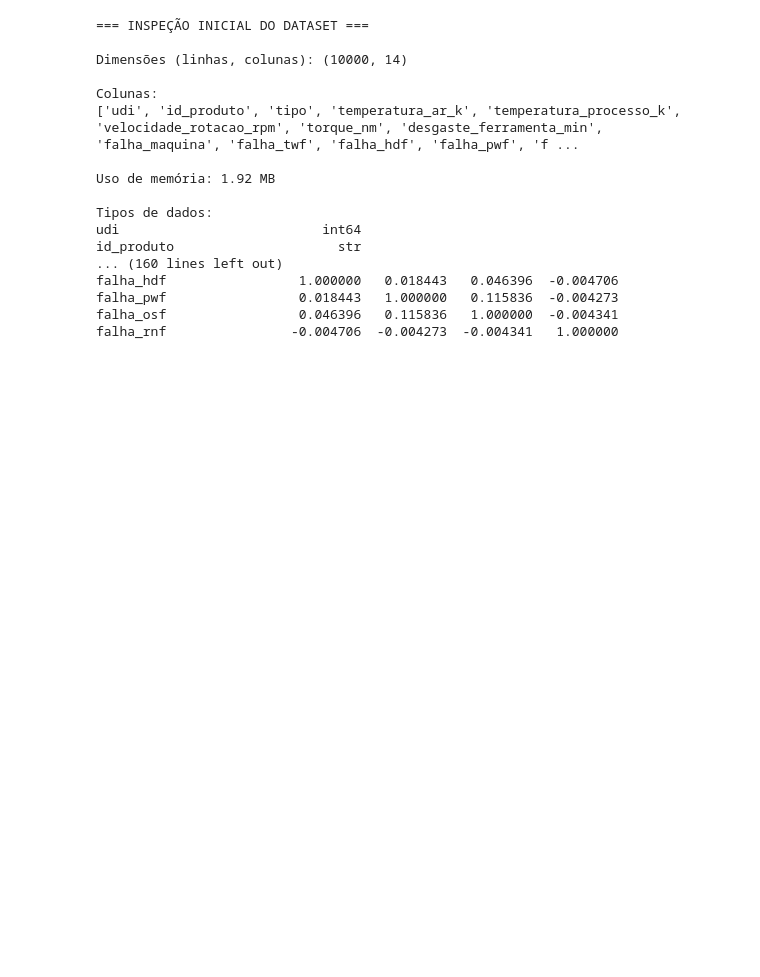
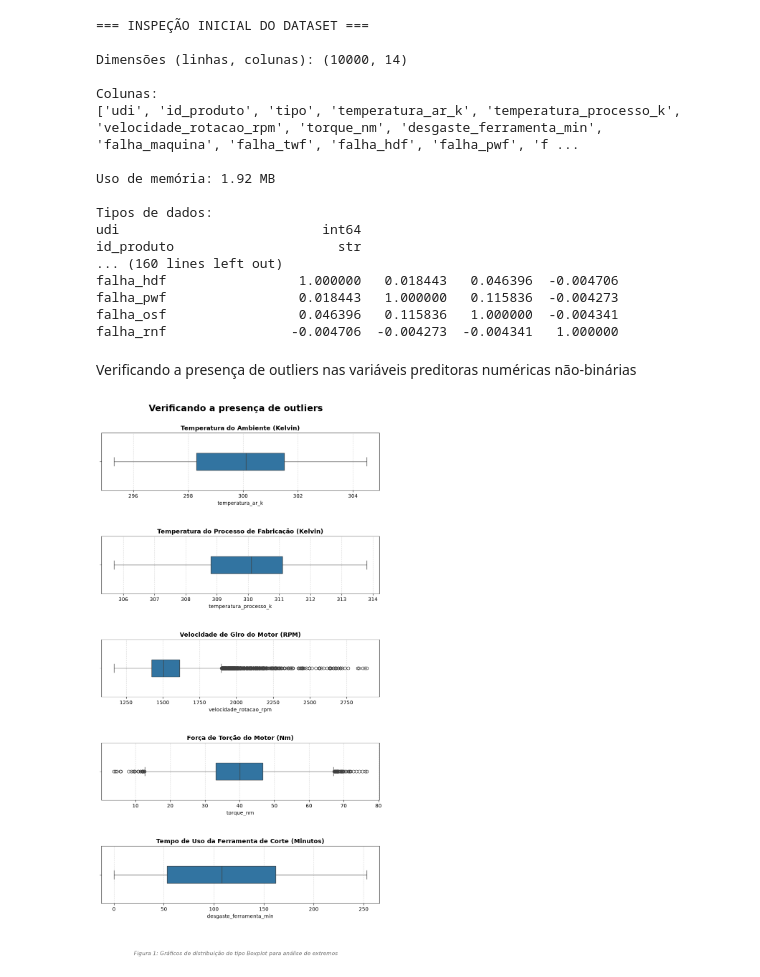
Before and after one commit to raphaelpiresdev-ai/industrial-failure-prediction, a Jupyter notebook: projeto-final.ipynb, the cells around one changed output. Saved outputs shown, nothing was run; the diff lists cells and outputs as text; code cells hidden in the pictures; blank space fills up the shorter version.

Commit message:
feat: gráficos eda

```diff
--- a/projeto-final.ipynb
+++ b/projeto-final.ipynb
@@ -125,3 +126,64 @@ falha_hdf                 1.000000   0.018443   0.046396  -0.004706
 falha_pwf                 0.018443   1.000000   0.115836  -0.004273
 falha_osf                 0.046396   0.115836   1.000000  -0.004341
 falha_rnf                -0.004706  -0.004273  -0.004341   1.000000
+# %% [markdown]
+Verificando a presença de outliers nas variáveis preditoras numéricas não-binárias
+# %%
+# Definindo variáveis a serem verificadas
+colunas = [
+    "temperatura_ar_k",
+    "temperatura_processo_k",
+    "velocidade_rotacao_rpm",
+    "torque_nm",
+    "desgaste_ferramenta_min"
+]
+
+# Definindo os títulos de cada boxplot
+titulos_personalizados = {
+    "temperatura_ar_k": "Temperatura do Ambiente (Kelvin)",
+    "temperatura_processo_k": "Temperatura do Processo de Fabricação (Kelvin)",
+    "velocidade_rotacao_rpm": "Velocidade de Giro do Motor (RPM)",
+    "torque_nm": "Força de Torção do Motor (Nm)",
+    "desgaste_ferramenta_min": "Tempo de Uso da Ferramenta de Corte (Minutos)"
+}
+# Configuração dos subplots
+fig, axes = plt.subplots(5, 1, figsize=(10, 16))
+
+# Definição do título geral
+fig.suptitle("Verificando a presença de outliers", fontsize=18, fontweight='bold')
+
+# Adicionando rodapé de identificação na base da figura
+fig.text(x=0.5, y=0.02,
+         s="Figura 1: Gráficos de distribuição do tipo Boxplot para análise de extremos",
+         fontsize=11, fontstyle='italic', color='dimgray', ha='center')
+
+# Plotando os gráficos
+for ax, coluna in zip(axes.flatten(), colunas):
+    sns.boxplot(
+        x=df_bruto[coluna],
+        ax=ax,
+        width=0.3
+    )
+
+    # Título intuitivo no topo de cada gráfico
+    titulo_atual = titulos_personalizados[coluna]
+    ax.set_title(titulo_atual, fontsize=12, fontweight='semibold', color="black")
+
+    # Eixo X exibe o nome original da coluna
+    ax.set_xlabel(coluna, fontsize=10)
+    ax.grid(axis="x", linestyle="--", alpha=0.5)
+
+plt.subplots_adjust(hspace=0.8, top=0.93)
+
+# Salvando os gráficosos na pasta outputs
+caminho_arquivo = os.path.join("outputs", "figura1.png")
+
+plt.savefig(
+    caminho_arquivo,
+    dpi=300,             # Alta resolução
+    bbox_inches='tight'  # Garante que nenhum pedaço do rodapé ou título seja cortado ao salvar
+)
+
+plt.show()
+# %% [output]
+[figure, added]
```
Also changed, not shown: parts of 7 cells of this notebook, 3 other files.
